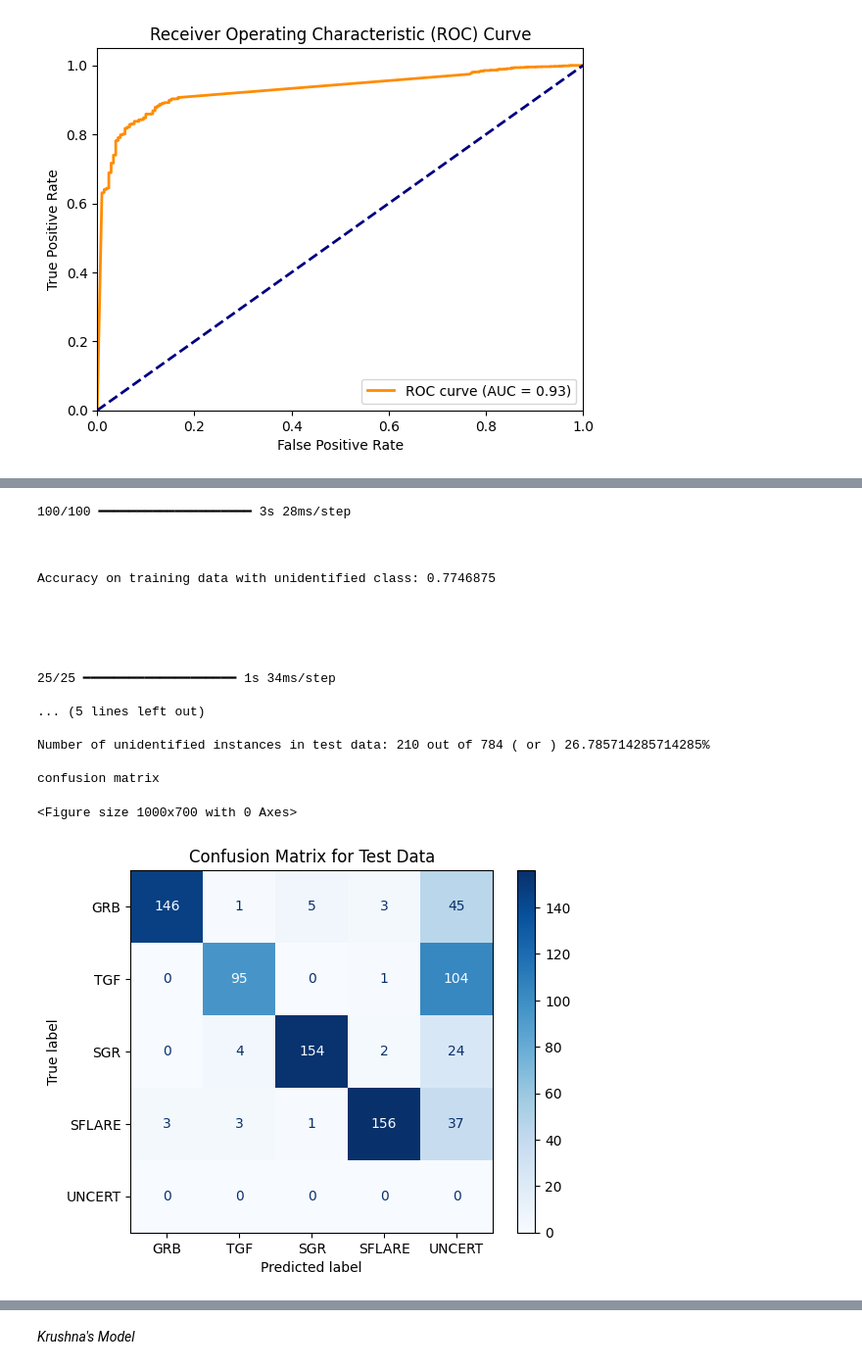
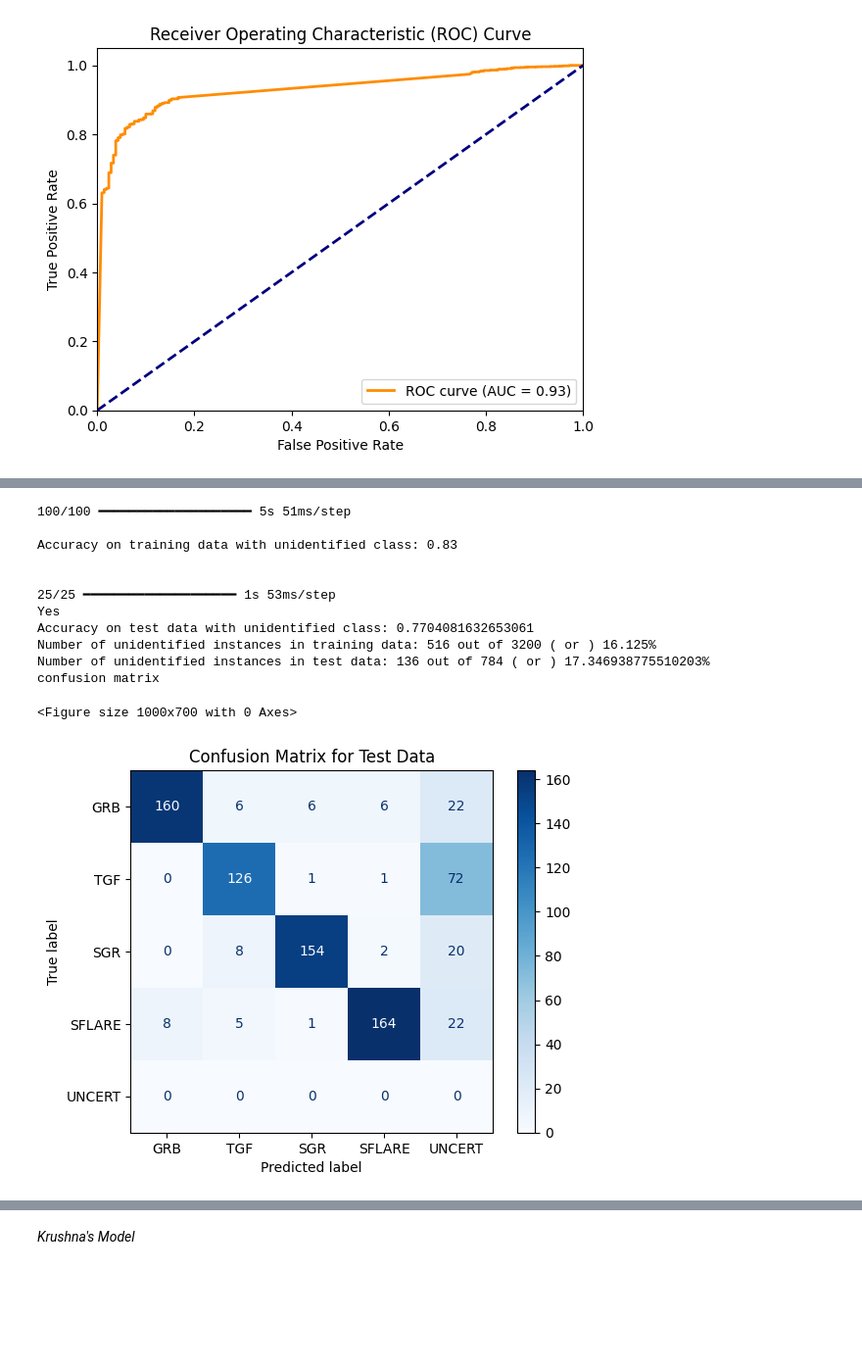
Before and after one commit to ArpanJohn/Transient_Classification, a Jupyter notebook: CNN-testing.ipynb, the cells around one changed output, grey strips where cells are left out. Shown: that part at 98% size. Drawn from its saved outputs; the diff is of its cells as text; code cells hidden in the pictures; blank space fills up the shorter version.

Commit message:
mean_threshold

```diff
--- a/CNN-testing.ipynb
+++ b/CNN-testing.ipynb
@@ -635,7 +635,7 @@ bin edges calculated correctly
 # %%
 # Load the model
 from keras.models import load_model
-model_path = r"models\MI-DCL.keras" # MI-DCL model
+model_path = r"C:\Users\arpan\OneDrive\Desktop\saved models\old bins 1\DCL.keras" # MI-DCL model
 model = load_model(model_path)
 # %%
 y_pred_train = model.predict(X_train)
@@ -675,6 +674,8 @@ avg_correct, avg_incorrect,roc_threshold, roc_auc, fpr, tpr, thresholds = analyz
 
 print(f"Average confidence for correct predictions: {avg_correct:.4f}")
 print(f"Average confidence for incorrect predictions: {avg_incorrect:.4f}")
+
+mean_threshold = (avg_correct + avg_incorrect ) / 2
 
 
 # print(f'thresholds :{thresholds}')
@@ -837,7 +808,7 @@ import matplotlib.pyplot as plt
 import numpy as np
 
 # the threshold used in final analysis
-threshold = roc_threshold
+threshold = mean_threshold
 
 # Evaluate on training data
 train_predictions, train_unidentified_count = predict_with_unidentified(model, X_train, threshold)
@@ -846,48 +817,42 @@ print(f'\nAccuracy on training data with unidentified class: {train_accuracy}\n\
 
 # Evaluate on validation data
 test_predictions, test_unidentified_count = predict_with_unidentified(model, X_test, threshold)
 
 # Check if Y_test is one-hot encoded or not
 if Y_test.ndim > 1:
     print("Yes")
     test_true_labels = np.argmax(Y_test, axis=1)
 else:
     test_true_labels = Y_test
 
 test_accuracy = np.mean(test_predictions == test_true_labels)
 print(f'Accuracy on test data with unidentified class: {test_accuracy}')
 
 print(f'Number of unidentified instances in training data: {train_unidentified_count} out of {len(Y_train)} ( or ) {train_unidentified_count/len(Y_train) * 100}%')
 print(f'Number of unidentified instances in test data: {test_unidentified_count} out of {len(Y_test)} ( or ) {test_unidentified_count/len(Y_test) * 100}%')
 
 print("confusion matrix")
 conf_matrix = confusion_matrix(test_true_labels, test_predictions, labels=[0, 1, 2, 3, 4])
 
 plt.figure(figsize=(10, 7))
 disp = ConfusionMatrixDisplay(conf_matrix, display_labels=['GRB', 'TGF', 'SGR', 'SFLARE', 'UNCERT'])
 disp.plot(cmap=plt.cm.Blues)
 plt.title('Confusion Matrix for Test Data')
 plt.show()
 # %% [output]
-100/100 ━━━━━━━━━━━━━━━━━━━━ 3s 28ms/step
+100/100 ━━━━━━━━━━━━━━━━━━━━ 5s 51ms/step
+
+Accuracy on training data with unidentified class: 0.83
 
 
-
-Accuracy on training data with unidentified class: 0.7746875
-
-
-
-
-
-25/25 ━━━━━━━━━━━━━━━━━━━━ 1s 34ms/step
-
-... (5 lines left out)
-
-Number of unidentified instances in test data: 210 out of 784 ( or ) 26.785714285714285%
-
+25/25 ━━━━━━━━━━━━━━━━━━━━ 1s 53ms/step
+Yes
+Accuracy on test data with unidentified class: 0.7704081632653061
+Number of unidentified instances in training data: 516 out of 3200 ( or ) 16.125%
+Number of unidentified instances in test data: 136 out of 784 ( or ) 17.346938775510203%
 confusion matrix
 <Figure size 1000x700 with 0 Axes>
-[figure, old version]
+[figure, new version]
 # %%
 # Percentages of test data with confidence
 
```
Also changed, not shown: parts of 6 cells of this notebook.
